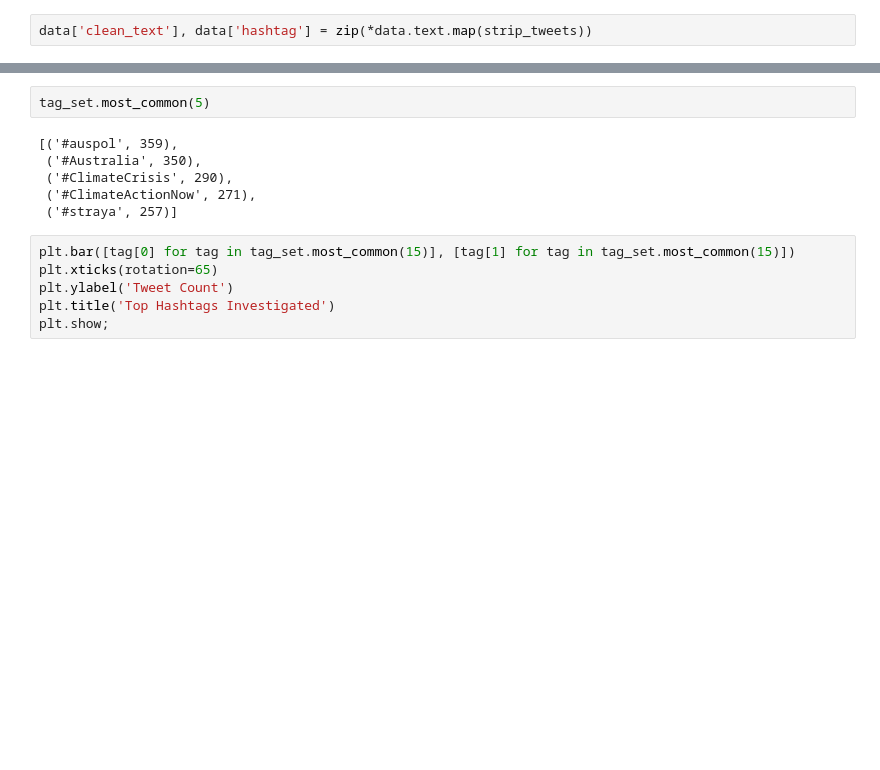
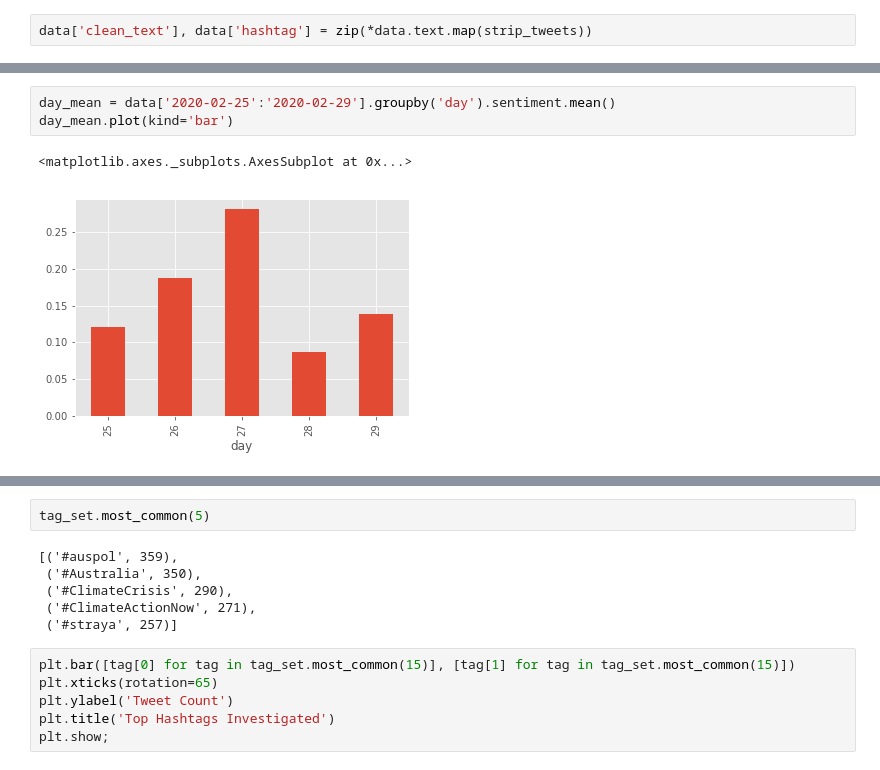
Before and after one commit to danjizquierdo/Sentimental, a Jupyter notebook: NLP_EDA.ipynb, the cells around one changed output, grey strips where cells are left out. Drawn from its saved outputs; the diff is of its cells as text; blank space fills up the shorter version.

```diff
--- a/NLP_EDA.ipynb
+++ b/NLP_EDA.ipynb
@@ -48,0 +143,6 @@ NameError: name 'clean_tweets' is not defined
+# %%
+day_mean = data['2020-02-25':'2020-02-29'].groupby('day').sentiment.mean()
+day_mean.plot(kind='bar')
+# %% [output]
+<matplotlib.axes._subplots.AxesSubplot at 0x...>
+[figure, added]
```
Also changed, not shown: parts of 24 cells of this notebook.
